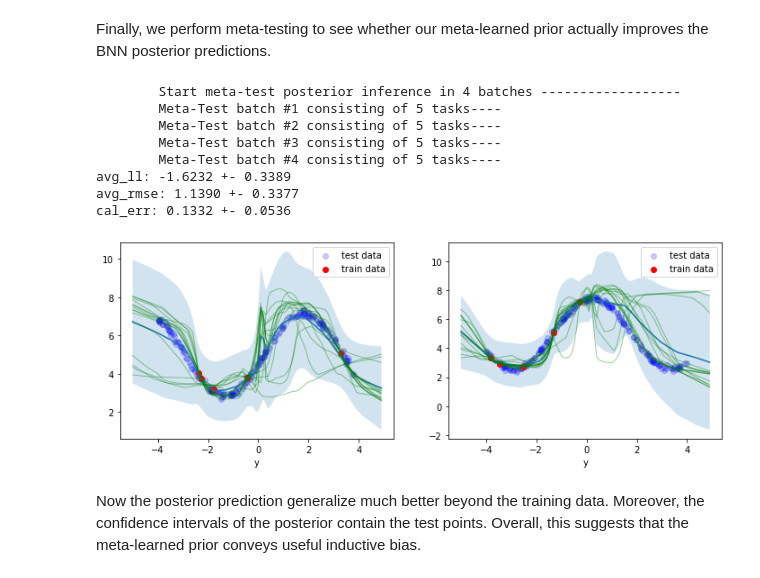
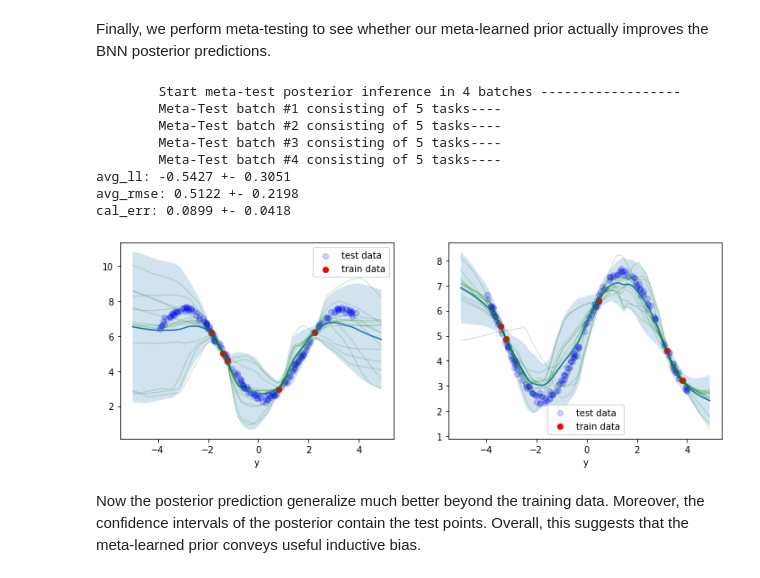
Before and after one commit to jonasrothfuss/pacoh_nn, a Jupyter notebook: demo_pacoh_nn.ipynb, the cells around one changed output. Drawn from its saved outputs; the diff is of its cells as text; code cells hidden in the pictures.

```diff
--- a/demo_pacoh_nn.ipynb
+++ b/demo_pacoh_nn.ipynb
@@ -14,7 +14,7 @@ $$x_j \sim \mathit{U}(-4, 4), y = f_{a,b}(x_j)) + \epsilon_j ~, ~~ \epsilon_j \s
 # %%
 class SinusoidEnv():
 
-    def __init__(self, amp_low=2.0, amp_high=4.0, x_shift_low=-2.0, x_shift_high=2.0,
+    def __init__(self, amp_low=2.0, amp_high=3.0, x_shift_low=-2.0, x_shift_high=2.0,
                  x_low=-4.0, x_high=4.0, noise_std=0.1, seed=234):
         self.amp_low = amp_low
         self.amp_high = amp_high
@@ -26,8 +26,8 @@ class SinusoidEnv():
         self.random_state = np.random.RandomState(seed)
 
     def _sample_sinusoid_fn(self):
-        amplitude = np.random.uniform(self.amp_low, self.amp_high)
-        x_shift = np.random.uniform(self.x_shift_low, self.x_shift_high)
+        amplitude = self.random_state.uniform(self.amp_low, self.amp_high)
+        x_shift = self.random_state.uniform(self.x_shift_low, self.x_shift_high)
         return lambda x: amplitude * np.sin((x - x_shift)) + 5.0
 
     def generate_meta_train_data(self, n_tasks, n_samples):
@@ -56,8 +56,8 @@ class SinusoidEnv():
 For each task the learner gets only 5 training points. For evaluation, we use 200 points.
 # %%
 env = SinusoidEnv()
-meta_train_data = env.generate_meta_train_data(n_tasks=100, n_samples=5)
-meta_test_data = env.generate_meta_test_data(n_tasks=20, n_samples_context=5,n_samples_test=200)
+meta_train_data = env.generate_meta_train_data(n_tasks=200, n_samples=5)
+meta_test_data = env.generate_meta_test_data(n_tasks=20, n_samples_context=5, n_samples_test=200)
 # %%
 from matplotlib import pyplot as plt
 %matplotlib inline
@@ -85,7 +85,7 @@ for i in range(2):
     x_context, y_context, x_test, y_test = meta_test_data[i]
 
     # setting up and fitting the BNN
-    bnn = BayesianNeuralNetworkSVGD(x_context, y_context, hidden_layer_sizes=(64, 64), prior_weight=0.001, bandwidth=1000.0)
+    bnn = BayesianNeuralNetworkSVGD(x_context, y_context, hidden_layer_sizes=(64, 64, 64, 64), prior_weight=0.001, bandwidth=1000.0)
     bnn.fit(x_val=x_test, y_val=y_test, num_iter_fit=500, log_period=500)
 
     # plotting
@@ -110,10 +110,12 @@ Since this prior is pretty uninformative, it provides poor inductive bias. As we
 Now, we use PACOH-NN to meta-learn a prior that exhibits the inductive bias our sinusoidal environment. During the meta-training process, we plot functions sampled from the (learned) prior to visually inspect how the prior evolves.
 # %%
 from pacoh_nn.pacoh_nn_regression import PACOH_NN_Regression
-pacoh_model = PACOH_NN_Regression(meta_train_data, random_seed=22, num_iter_meta_train=20001,
-                                     learn_likelihood=True, likelihood_std=0.1)
+pacoh_model = PACOH_NN_Regression(meta_train_data, random_seed=22, num_iter_meta_train=20000, num_iter_meta_test=3000,
+                                  learn_likelihood=False, likelihood_std=0.1, hyper_prior_weight=1e-4)
 
-pacoh_model.meta_fit(meta_test_data[:10], eval_period=5000, log_period=1000,
-                        plot_prior_during_training=True, plot_period=5000)
+
+
+pacoh_model.meta_fit(meta_test_data[:10], eval_period=10000, log_period=1000,
+                     plot_prior_during_training=True, plot_period=4000)
 # %% [output]
 Start meta-training --------------------
@@ -176,36 +170,34 @@ As we can see in the plots this is actually the case. Throughout the process of
 # %% [markdown]
 Finally, we perform meta-testing to see whether our meta-learned prior actually improves the BNN posterior predictions.
 # %%
-pacoh_model.num_iter_meta_test = 3000
-pacoh_model.prior_weight = 0.01
 fig, axes = plt.subplots(1, 2, figsize=(12.0, 4.0))
 for i in range(2):
     x_context, y_context, x_test, y_test = meta_test_data[i]
 
     # plotting
     x_plot = tf.range(-5, 5, 0.1)
     pacoh_model.plot_posterior(x_context, y_context, x_plot, ax=axes[i])
     axes[i].scatter(x_test, y_test, color='blue', alpha=0.2, label="test data")
     axes[i].scatter(x_context, y_context, color='red', label="train data")
     axes[i].legend()
     axes[i].set_xlabel('x')
     axes[i].set_xlabel('y')
 
 fig.show()
 
 eval_metrics_mean, eval_metrics_std = pacoh_model.meta_eval_datasets(meta_test_data)
 for key in eval_metrics_mean:
     print("%s: %.4f +- %.4f"%(key, eval_metrics_mean[key], eval_metrics_std[key]))
 # %% [output]
         Start meta-test posterior inference in 4 batches ------------------
         Meta-Test batch #1 consisting of 5 tasks----
         Meta-Test batch #2 consisting of 5 tasks----
         Meta-Test batch #3 consisting of 5 tasks----
         Meta-Test batch #4 consisting of 5 tasks----
-avg_ll: -1.6232 +- 0.3389
-avg_rmse: 1.1390 +- 0.3377
-cal_err: 0.1332 +- 0.0536
+avg_ll: -0.5427 +- 0.3051
+avg_rmse: 0.5122 +- 0.2198
+cal_err: 0.0899 +- 0.0418
-[figure, old version]
+[figure, new version]
 # %% [markdown]
 Now the posterior prediction generalize much better beyond the training data.
 Moreover, the confidence intervals of the posterior contain the test points.
```
Also changed, not shown: parts of 3 cells of this notebook, 4 other files.
